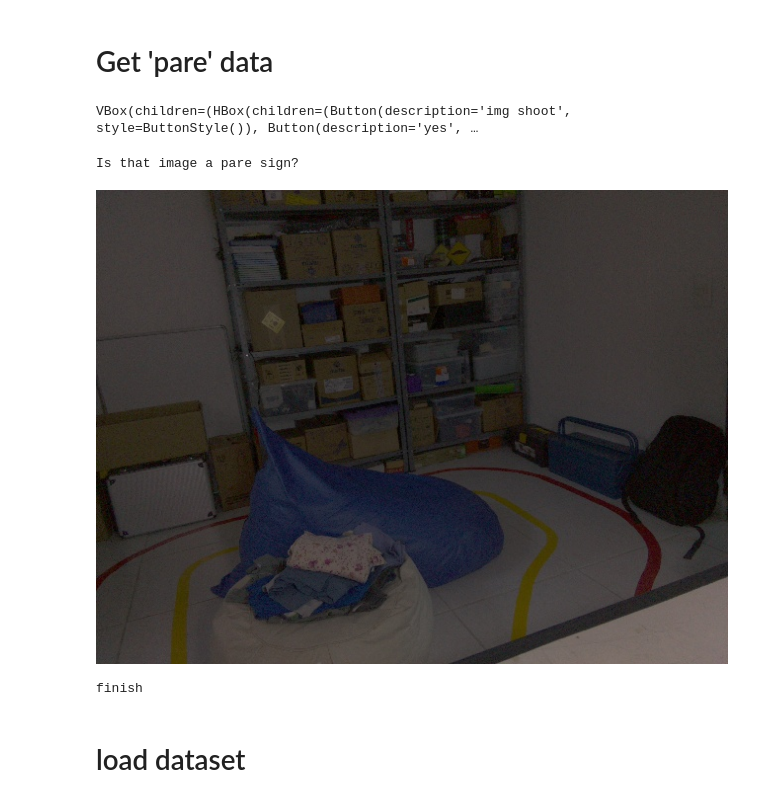
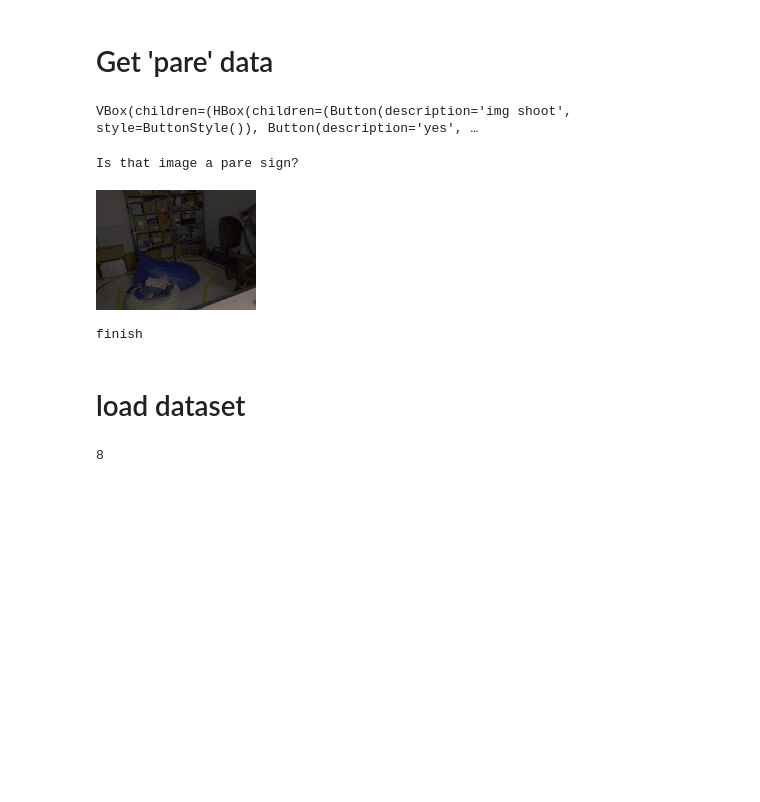
Before and after one commit to WilsonQueirozdeOliveira/jetson_nano, a Jupyter notebook: jupyter_notebook/ai_development.ipynb, the cells around one changed output. Drawn from its saved outputs; the diff is of its cells as text; code cells hidden in the pictures; blank space fills up the shorter version.

Commit message:
how to create a model from dataset

```diff
--- a/jupyter_notebook/ai_development.ipynb
+++ b/jupyter_notebook/ai_development.ipynb
@@ -537,6 +537,7 @@ def yes_button_cliked(_, incr=1):
         while not ret:
             ret, frame = cap.read()
         ret, frame = cap.read()
+        new_frame = cv2.resize(frame, (160,120), interpolation= cv2.INTER_LINEAR)
 
         #name image
         img_name = str(datetime.datetime.now()).replace(".","").replace(" ","").replace(":","").replace("-","")+".jpg"
@@ -547,11 +548,11 @@ def yes_button_cliked(_, incr=1):
 
         #save image
         os.chdir('/home/nano/jetson_nano/jupyter_notebook/datasets/pare/img')
-        cv2.imwrite(img_name, frame)
+        cv2.imwrite(img_name, new_frame)
 
         #save csv
         os.chdir('/home/nano/jetson_nano/jupyter_notebook/datasets/pare')
-        image_path = ['/home/nano/jetson_nano/jupyter_notebook/datasets/pare/img'+img_name,'1']
+        image_path = ['/home/nano/jetson_nano/jupyter_notebook/datasets/pare/img/'+img_name,'1',"TRUE"]
         csv_name = 'pare.csv'
         with open(csv_name, 'a') as file:
             writer = csv.writer(file)
@@ -574,6 +575,7 @@ def no_button_clicked(_,incr=-1):
         while not ret:
             ret, frame = cap.read()
         ret, frame = cap.read()
+        new_frame = cv2.resize(frame, (160,120), interpolation= cv2.INTER_LINEAR)
 
         #name image
         img_name = str(datetime.datetime.now()).replace(".","").replace(" ","").replace(":","").replace("-","")+".jpg"
@@ -583,11 +585,11 @@ def no_button_clicked(_,incr=-1):
 
         #save image
         os.chdir('/home/nano/jetson_nano/jupyter_notebook/datasets/pare/img')
-        cv2.imwrite(img_name, frame)
+        cv2.imwrite(img_name, new_frame)
 
         #save csv
         os.chdir('/home/nano/jetson_nano/jupyter_notebook/datasets/pare')
-        image_path = ['/home/nano/jetson_nano/jupyter_notebook/datasets/pare/img'+img_name,'0']
+        image_path = ['/home/nano/jetson_nano/jupyter_notebook/datasets/pare/img/'+img_name,'0','FALSE']
         csv_name = 'pare.csv'
         with open(csv_name, 'a') as file:
             writer = csv.writer(file)
@@ -600,34 +602,36 @@ def cap_video(video_index):
     try:
         cap = cv2.VideoCapture(video_index)
     except:
         print("Cannot Open Device")
     ret, frame = cap.read()
     while not ret:
         ret, frame = cap.read()
 
     display.clear_output(wait=True)
 
+    frame = cv2.resize(frame, (160,120), interpolation= cv2.INTER_LINEAR)
+
     _,ret_array = cv2.imencode('.jpg', frame)
     img = display.Image(data=ret_array)
     display.display(HVbox)
     print('Is that image a pare sign?')
     display.display(img)
     cap.release()
     print("finish")
 
 
 def img_shoot_button(_,test=0):
     cap_video(video_index)
 
 shootbutton.on_click(img_shoot_button)
 
 Hbox = widgets.HBox([shootbutton, yes_button, no_button, out])
 HVbox = widgets.VBox([Hbox])
 display.display(HVbox)
 # %% [output]
 VBox(children=(HBox(children=(Button(description='img shoot', style=ButtonStyle()), Button(description='yes', …
 Is that image a pare sign?
-[figure, old version]
+[figure, new version]
 finish
 # %% [markdown]
 # load dataset
@@ -686,4 +693,7 @@ class CustomDatasetFromCsvLocation(Dataset):
     def __len__(self):
         return self.data_len
 # %%
-custom_mnist_from_csv_loc = CustomDatasetFromCsvLocation('/home/nano/jetson_nano/jupyter_notebook/datasets/pare/pare.csv')
+custom_data_from_csv_loc = CustomDatasetFromCsvLocation('/home/nano/jetson_nano/jupyter_notebook/datasets/pare/pare.csv')
+print(custom_data_from_csv_loc.__len__())
+# %% [output]
+8
```
Also changed, not shown: parts of 18 cells of this notebook.
